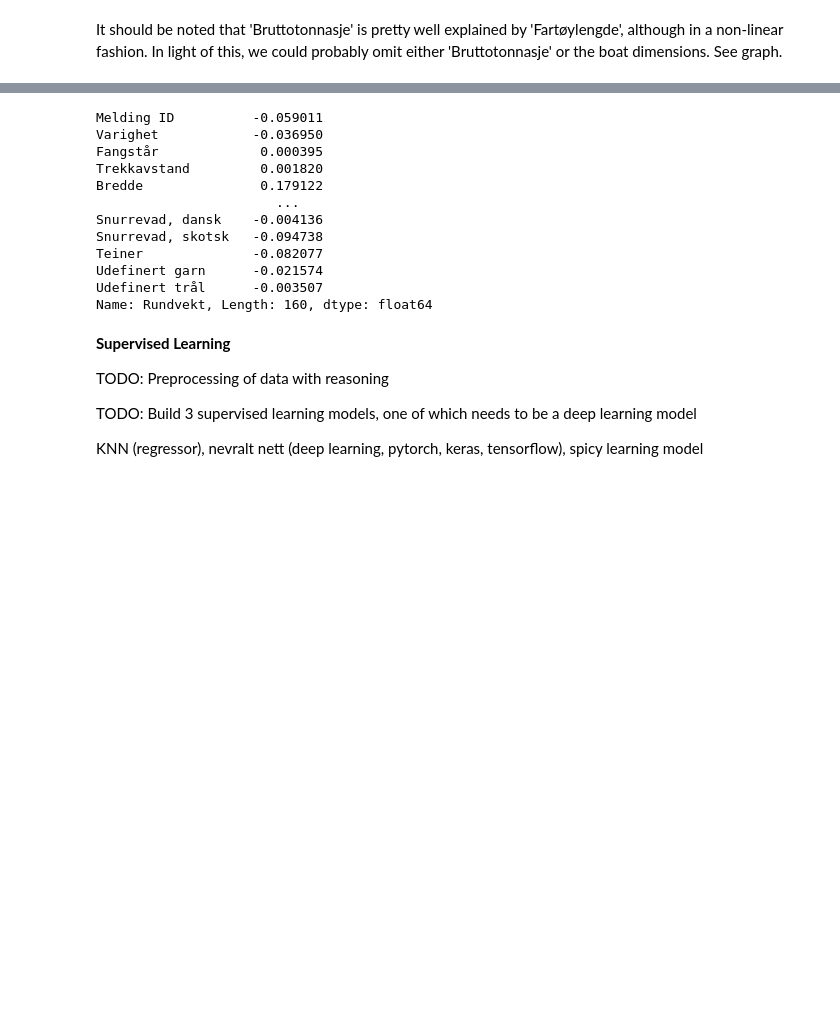
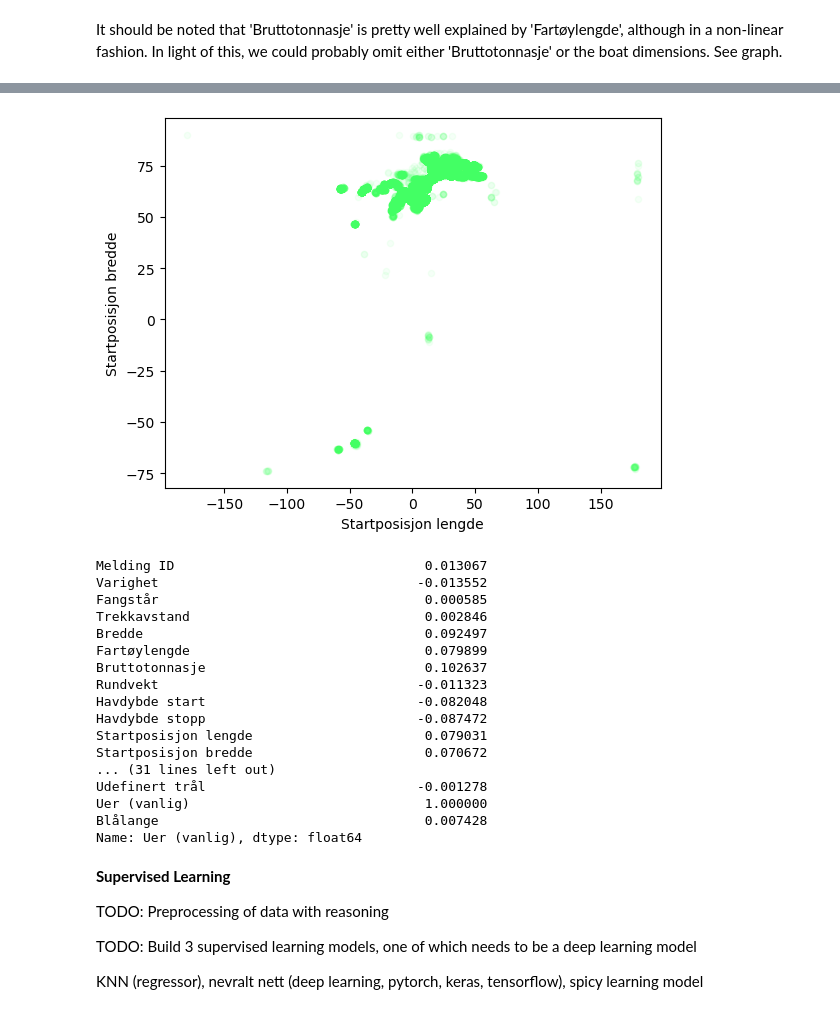
Before and after one commit to ThomasNicolai/info284groupexam, a Jupyter notebook: groupexam.ipynb, the cells around one changed output, grey strips where cells are left out. Drawn from its saved outputs; the diff is of its cells as text; code cells hidden in the pictures; blank space fills up the shorter version.

```diff
--- a/groupexam.ipynb
+++ b/groupexam.ipynb
@@ -121,18 +136,28 @@ grouped
+# %%
+df.plot(kind = 'scatter', x = 'Startposisjon lengde', y = 'Startposisjon bredde', c="#43ff640d")
+plt.show()
+# %% [output]
+[figure, added]
 # %%
-# grouped.corr(method="pearson", numeric_only=True)["Rundvekt"]
+grouped.corr(method="pearson", numeric_only=True)["Uer (vanlig)"]
 # %% [output]
-Melding ID          -0.059011
-Varighet            -0.036950
-Fangstår             0.000395
-Trekkavstand         0.001820
-Bredde               0.179122
-                       ...
-Snurrevad, dansk    -0.004136
-Snurrevad, skotsk   -0.094738
-Teiner              -0.082077
-Udefinert garn      -0.021574
-Udefinert trål      -0.003507
-Name: Rundvekt, Length: 160, dtype: float64
+Melding ID                                0.013067
+Varighet                                 -0.013552
+Fangstår                                  0.000585
+Trekkavstand                              0.002846
+Bredde                                    0.092497
+Fartøylengde                              0.079899
+Bruttotonnasje                            0.102637
+Rundvekt                                 -0.011323
+Havdybde start                           -0.082048
+Havdybde stopp                           -0.087472
+Startposisjon lengde                      0.079031
+Startposisjon bredde                      0.070672
+... (31 lines left out)
+Udefinert trål                           -0.001278
+Uer (vanlig)                              1.000000
+Blålange                                  0.007428
+Name: Uer (vanlig), dtype: float64
 # %% [markdown]
 **Supervised Learning**
 
```
Also changed, not shown: parts of 8 cells of this notebook.
